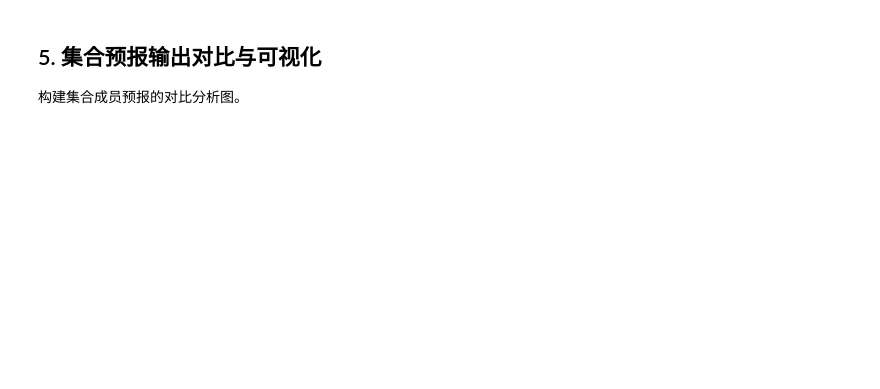
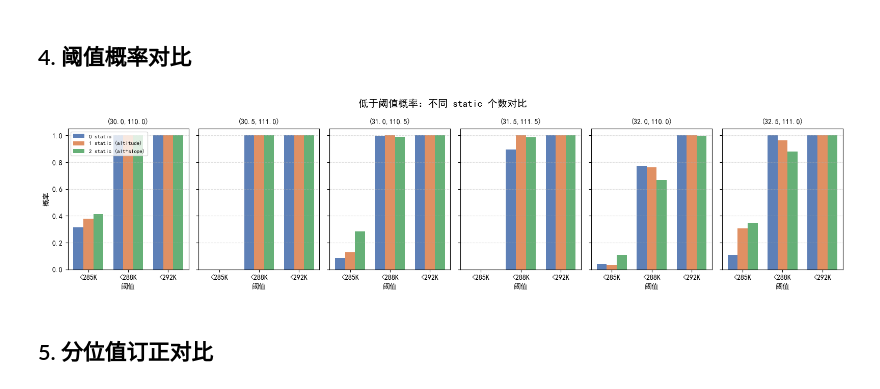
Before and after one commit to guoyunqian/NIMM_pip_repos, a Jupyter notebook: 00temp/emos_probability_calibration/nbs/emos.ipynb, the cells around one changed output. Drawn from its saved outputs; the diff is of its cells as text; code cells hidden in the pictures; blank space fills up the shorter version.

```diff
--- a/00temp/emos_probability_calibration/nbs/emos.ipynb
+++ b/00temp/emos_probability_calibration/nbs/emos.ipynb
@@ -496,0 +161,11 @@ plt.show()
+# %%
+hf = read_spot_csv(DATA_DIR / "hf.csv")
+tr = read_spot_csv(DATA_DIR / "truth.csv")
+static_files = sorted(DATA_DIR.glob("static_*.csv"))
+print("historic forecast:", len(hf), "rows")
+print("truth:", len(tr), "rows")
+print("static files:", [p.name for p in static_files])
+print("stations:", hf[["lat", "lon"]].drop_duplicates().shape[0])
+
+results = {n: run_static_case(n) for _, n, _ in STATIC_CASES}
+print("完成 0/1/2 static 训练与订正")
@@ -497,3 +269,39 @@ plt.show()
+# %% [markdown]
+## 4. 阈值概率对比
+# %%
+prob_var = "probability_of_air_temperature_below_threshold"
+fig, axes = plt.subplots(1, len(station_labels), figsize=(16, 4), sharey=True)
+if len(station_labels) == 1:
+    axes = [axes]
+
+for s_idx, ax in enumerate(axes):
+    for offset, (label, n_static, color) in enumerate(STATIC_CASES):
+        prob = results[n_static]["probability"][prob_var]
+        st_all = [
+            station_table(prob.isel(threshold=t_idx)).iloc[s_idx][prob.name]
+            for t_idx in range(len(THRESHOLDS))
+        ]
+        ax.bar(
+            np.arange(len(THRESHOLDS)) + (offset - 1) * width,
+            st_all,
+            width=width,
+            label=label,
+            color=color,
+            alpha=0.9,
+        )
+    ax.set_title(station_labels[s_idx], fontsize=10)
+    ax.set_xticks(np.arange(len(THRESHOLDS)))
+    ax.set_xticklabels([f"<{t:.0f}K" for t in THRESHOLDS])
+    ax.set_xlabel("阈值")
+    ax.grid(True, axis="y", linestyle="--", alpha=0.4)
+    if s_idx == 0:
+        ax.set_ylabel("概率")
+        ax.legend(fontsize=8)
+
+fig.suptitle("低于阈值概率：不同 static 个数对比", fontsize=14, fontweight="bold")
+plt.tight_layout()
+plt.show()
+# %% [output]
+[figure, added]
 # %% [markdown]
-## 5. 集合预报输出对比与可视化
-构建集合成员预报的对比分析图。
+## 5. 分位值订正对比
```
Also changed, not shown: parts of 20 cells of this notebook, 16 other files.
